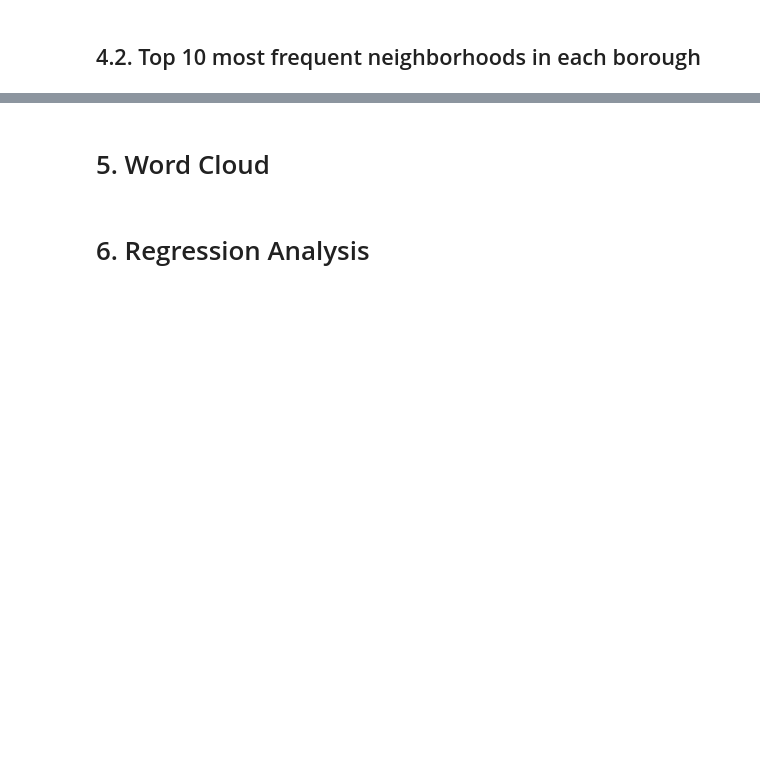
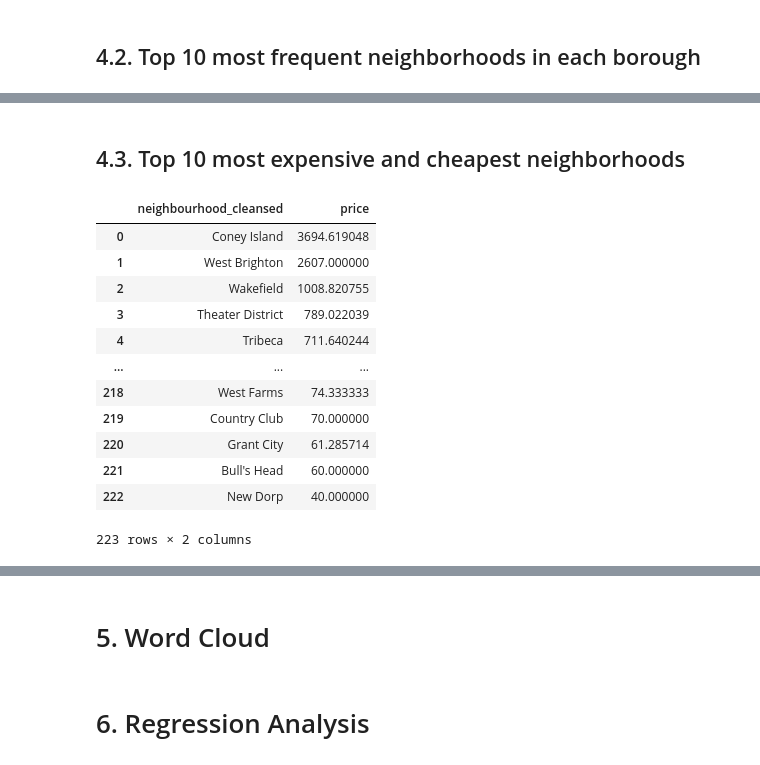
Before and after one commit to tmkhang1999/2022-NYC-Airbnb-Analytics, a Jupyter notebook: analysis.ipynb, the cells around one changed output, grey strips where cells are left out. Saved outputs shown, nothing was run; the diff lists cells and outputs as text; code cells hidden in the pictures; blank space fills up the shorter version.

```diff
--- a/analysis.ipynb
+++ b/analysis.ipynb
@@ -249,0 +254,20 @@ viz_2.show('png')
+# %% [markdown]
+## 4.3. Top 10 most expensive and cheapest neighborhoods
+# %%
+# Compute the average price in each neighborhood and sort these values
+data_3 = listing_df.groupby(['neighbourhood_cleansed'])['price'].mean().sort_values(ascending=False).reset_index(name='price')
+data_3
+# %% [output]
+|  | neighbourhood_cleansed | price |
+| 0 | Coney Island | 3694.619048 |
+| 1 | West Brighton | 2607.000000 |
+| 2 | Wakefield | 1008.820755 |
+| 3 | Theater District | 789.022039 |
+| 4 | Tribeca | 711.640244 |
+| ... | ... | ... |
+| 218 | West Farms | 74.333333 |
+| 219 | Country Club | 70.000000 |
+| 220 | Grant City | 61.285714 |
+| 221 | Bull's Head | 60.000000 |
+| 222 | New Dorp | 40.000000 |
+223 rows × 2 columns
```
Also changed, not shown: parts of 5 cells of this notebook.
